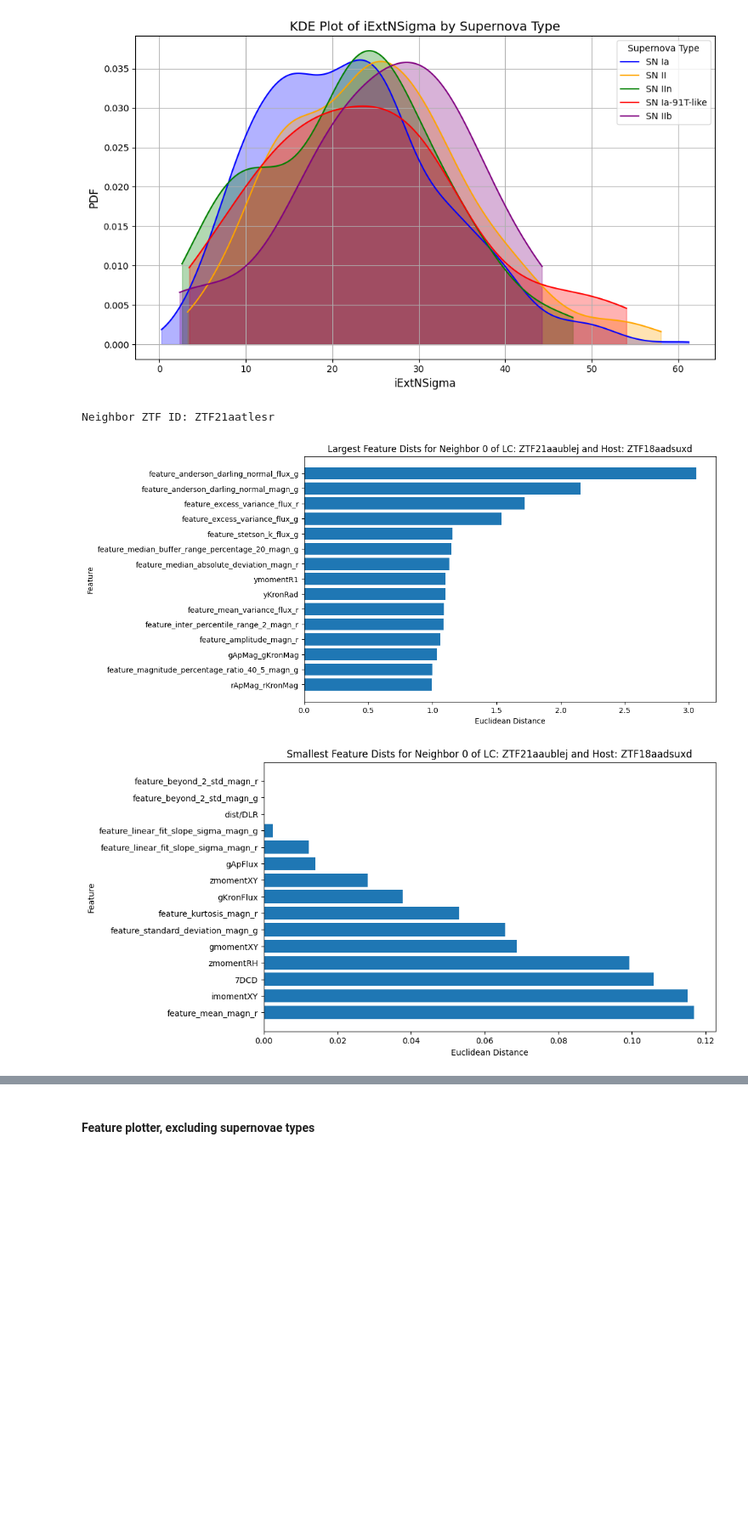
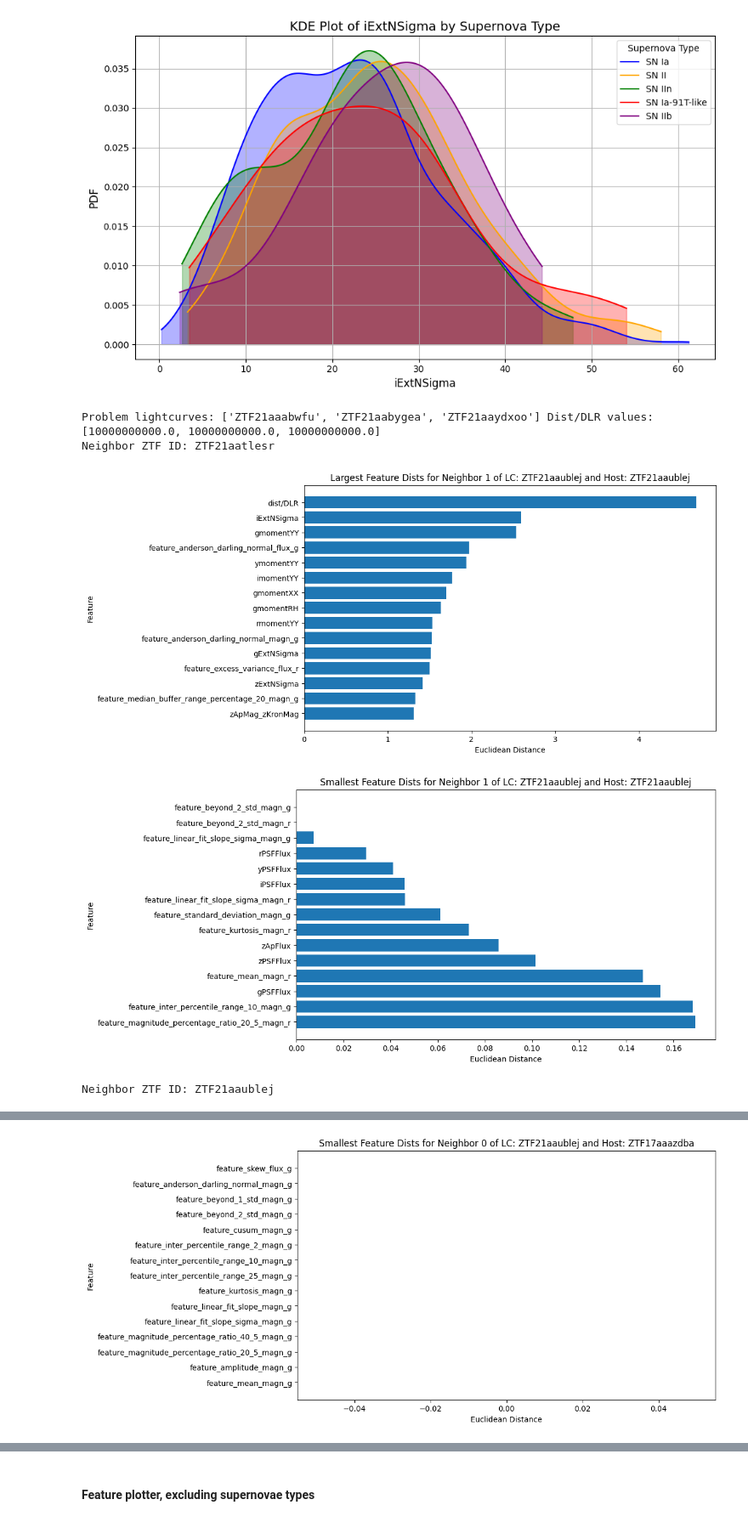
Before and after one commit to evan-reynolds/laiss_timedomainanomalies, a Jupyter notebook: notebooks/evan_research.ipynb, the cells around one changed output, grey strips where cells are left out. Shown at 85% size. Saved outputs shown, nothing was run; the diff lists cells and outputs as text; code cells hidden in the pictures; blank space fills up the shorter version.

Commit message:
created host-only laiss

```diff
--- a/notebooks/evan_research.ipynb
+++ b/notebooks/evan_research.ipynb
@@ -287,6 +287,15 @@ feat_df = mod_extract_lc_and_host_features(
     host_features=host_features,
     store_csv=False,
 )
+
+# Choose LAISS features to use
+with open("../data/host_features.txt") as host_f:
+    host_features = [line.strip() for line in host_f.readlines()]
+with open("../data/lc_features.txt") as lc_f:
+    lc_features = [line.strip() for line in lc_f.readlines()]
+lc_and_host_features = host_features + lc_features
+lc_and_host_features.append("ra")
+lc_and_host_features.append("dec")
 
 if feat_df is not None:
     feat_df = feat_df.dropna()
@@ -618,34 +643,70 @@ def PlotNeighborDists(lightcurve_ztf_id, host_ztf_id, laiss_feat_library_df, nei
     return distance_df
 
 file_names = [
     'transient_feature_lib0.csv',
     'transient_feature_lib1500.csv',
     'transient_feature_lib2500.csv',
     'transient_feature_lib3000.csv',
     'transient_feature_lib4000.csv',
     'transient_feature_lib5000.csv'
 ]
 
 # This dataframe has one row for every transient and 121 columns (first column is ztf_id)
 laiss_feat_library_df = pd.concat([pd.read_csv("../"+file) for file in file_names], ignore_index=True)
 # This dataframe has lightcurve-host swaps for ZTF21aaublej and ZTF22abcvfgs
 neighbors_df = pd.read_csv('../data/neighbors_lib.csv')
 
 dataset_bank_df = pd.read_csv("../dataset_bank_tns_cls.csv")
 feature_columns = dataset_bank_df.columns[1:-1]
-feature_stats_df = dataset_bank_df[feature_columns].agg(['mean', 'std']).transpose()
+
+## This uses the dataset bank for standardizing features
+# feature_stats_df = dataset_bank_df[feature_columns].agg(['mean', 'std']).transpose()
+# feature_stats_df.columns = ['Mean', 'Standard Deviation']
+temp_dataset_bank_df = dataset_bank_df[dataset_bank_df[feature_columns]['dist/DLR'] >= 50]#max(dataset_bank_df[feature_columns]['dist/DLR'])]
+print(f"Problem lightcurves: {temp_dataset_bank_df['ztf_object_id'].tolist()} Dist/DLR values: {temp_dataset_bank_df['dist/DLR'].tolist()}")
+
+## This uses laiss feature library (that you made) for standardizing features
+feature_stats_df = laiss_feat_library_df[feature_columns].agg(['mean', 'std']).transpose()
 feature_stats_df.columns = ['Mean', 'Standard Deviation']
+
+# print(np.max(dataset_bank_df[feature_columns]['dist/DLR']))
+# print(np.min(laiss_feat_library_df[feature_columns]['dist/DLR']))
+# feature_stats_df.insert(0, 'Feature', feature_columns)
+# feature_stats_df.to_csv('../check_feature_stats_for_standardization.csv', index=False)
+
 
 distances_df = PlotNeighborDists(
     lightcurve_ztf_id="ZTF21aaublej", # ZTF21aaublej or ZTF22abcvfgs
-    host_ztf_id="ZTF18aadsuxd", # ZTF17aaazdba (picks lightcurve as neighbor 0) or ZTF18aadsuxd (picks 2021ipb as neighbor 0, lightcurve not in neighbor set at all)
+    host_ztf_id="ZTF21aaublej", # ZTF17aaazdba (picks lightcurve as neighbor 0) or ZTF18aadsuxd (picks 2021ipb as neighbor 0, lightcurve itself is not in neighbor set at all)
+    laiss_feat_library_df=laiss_feat_library_df,
+    neighbors_df=neighbors_df,
+    feature_stats=feature_stats_df,
+    neighbor_ztf= None, # None, or compare to an input neighbor like 'ZTF21aaublej'
+    neighbor_num=1, # Required if neighbor_ztf is not None. Starts counting from 0
+)
+
+distances_df = PlotNeighborDists(
+    lightcurve_ztf_id="ZTF21aaublej", # ZTF21aaublej or ZTF22abcvfgs
+    host_ztf_id="ZTF17aaazdba", # ZTF17aaazdba (picks lightcurve as neighbor 0) or ZTF18aadsuxd (picks 2021ipb as neighbor 0, lightcurve itself is not in neighbor set at all)
     laiss_feat_library_df=laiss_feat_library_df,
     neighbors_df=neighbors_df,
     feature_stats=feature_stats_df,
     neighbor_ztf= None, # None, or compare to an input neighbor like 'ZTF21aaublej'
     neighbor_num=0, # Required if neighbor_ztf is not None. Starts counting from 0
 )
+
+distances_df = PlotNeighborDists(
+    lightcurve_ztf_id="ZTF21aaublej", # ZTF21aaublej or ZTF22abcvfgs
+    host_ztf_id="ZTF18aadsuxd", # ZTF17aaazdba (picks lightcurve as neighbor 0) or ZTF18aadsuxd (picks 2021ipb as neighbor 0, lightcurve itself is not in neighbor set at all)
+    laiss_feat_library_df=laiss_feat_library_df,
+    neighbors_df=neighbors_df,
+    feature_stats=feature_stats_df,
+    neighbor_ztf= None, # None, or compare to an input neighbor like 'ZTF21aaublej'
+    neighbor_num=0, # Required if neighbor_ztf is not None. Starts counting from 0
+)
 # %% [output]
+Problem lightcurves: ['ZTF21aaabwfu', 'ZTF21aabygea', 'ZTF21aaydxoo'] Dist/DLR values: [10000000000.0, 10000000000.0, 10000000000.0]
 Neighbor ZTF ID: ZTF21aatlesr
-[figure, old version]
+[figure, new version]
-[figure, old version]
+[figure, new version]
+Neighbor ZTF ID: ZTF21aaublej
@@ -651,0 +714 @@ Neighbor ZTF ID: ZTF21aatlesr
+[figure, added]
```
Also changed, not shown: parts of 8 cells of this notebook, 6 other files.
